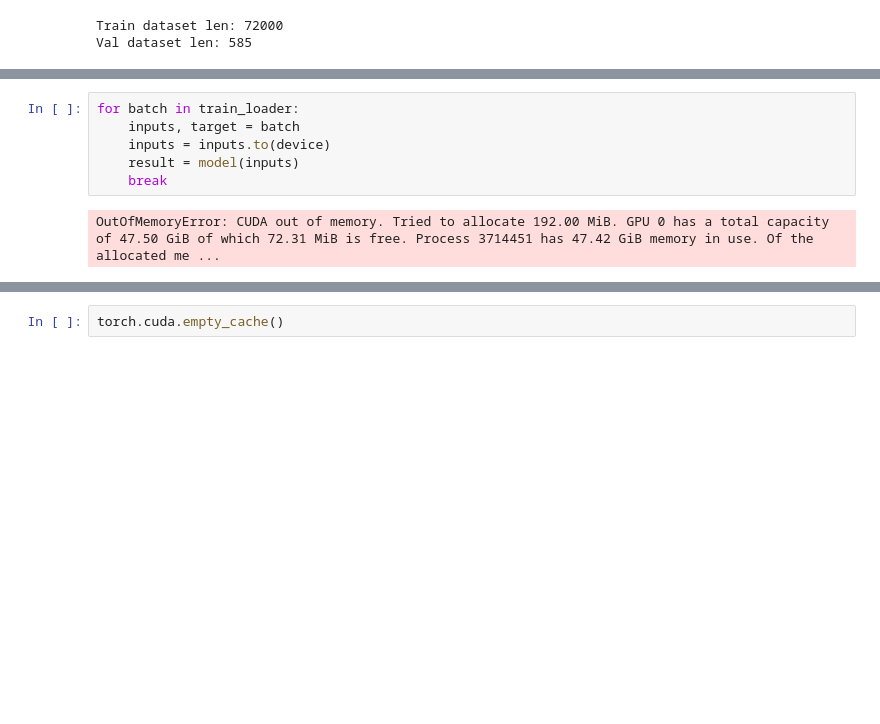
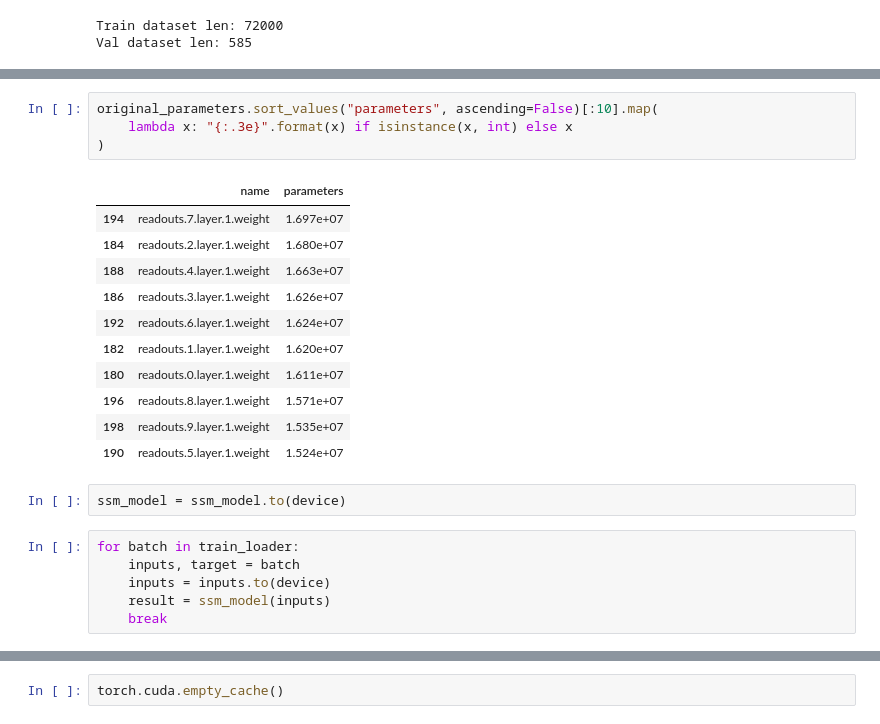
Before and after one commit to Melina-Jingting/sensorium-ssm, a Jupyter notebook: notebooks/train_pipeline.ipynb, the cells around one changed output, grey strips where cells are left out. Cells and saved outputs as stored; diff of their text form; blank space fills up the shorter version.

```diff
--- a/notebooks/train_pipeline.ipynb
+++ b/notebooks/train_pipeline.ipynb
@@ -124,8 +174,24 @@ model = model.to(device)
+# %%
+original_parameters.sort_values("parameters", ascending=False)[:10].map(
+    lambda x: "{:.3e}".format(x) if isinstance(x, int) else x
+)
+# %% [output]
+|  | name | parameters |
+| 194 | readouts.7.layer.1.weight | 1.697e+07 |
+| 184 | readouts.2.layer.1.weight | 1.680e+07 |
+| 188 | readouts.4.layer.1.weight | 1.663e+07 |
+| 186 | readouts.3.layer.1.weight | 1.626e+07 |
+| 192 | readouts.6.layer.1.weight | 1.624e+07 |
+| 182 | readouts.1.layer.1.weight | 1.620e+07 |
+| 180 | readouts.0.layer.1.weight | 1.611e+07 |
+| 196 | readouts.8.layer.1.weight | 1.571e+07 |
+| 198 | readouts.9.layer.1.weight | 1.535e+07 |
+| 190 | readouts.5.layer.1.weight | 1.524e+07 |
+# %%
+ssm_model = ssm_model.to(device)
 # %%
 for batch in train_loader:
     inputs, target = batch
     inputs = inputs.to(device)
-    result = model(inputs)
+    result = ssm_model(inputs)
     break
-# %% [output]
-OutOfMemoryError: CUDA out of memory. Tried to allocate 192.00 MiB. GPU 0 has a total capacity of 47.50 GiB of which 72.31 MiB is free. Process 3714451 has 47.42 GiB memory in use. Of the allocated me ...
```
Also changed, not shown: parts of 5 cells of this notebook, 4 other files.
